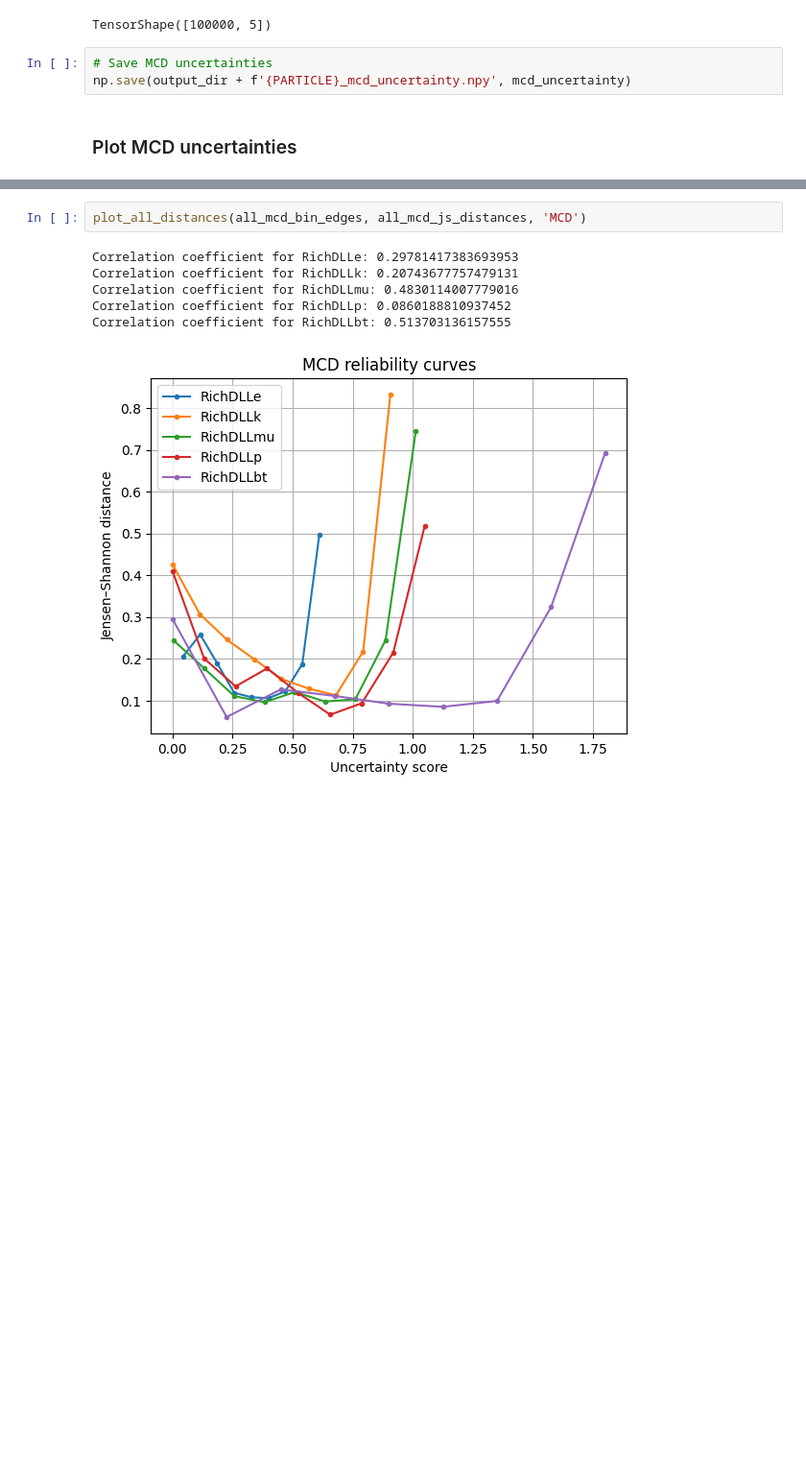
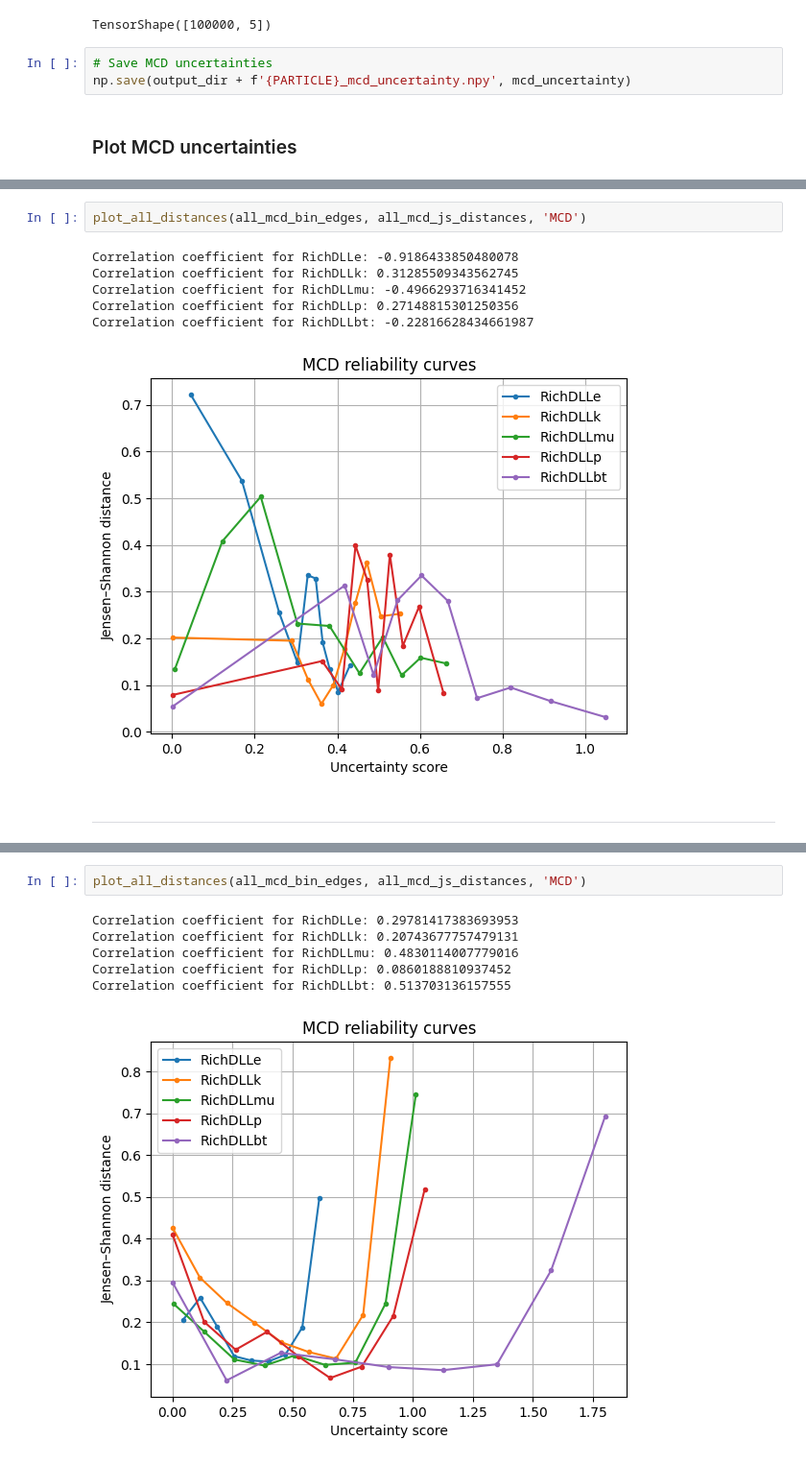
Before and after one commit to evillag/uncertainty_gan, a Jupyter notebook: TestBench.ipynb, the cells around one changed output, grey strips where cells are left out. Shown at 96% size. Cells and saved outputs as stored; diff of their text form; blank space fills up the shorter version.

```diff
--- a/TestBench.ipynb
+++ b/TestBench.ipynb
@@ -333,3 +440,14 @@ np.save(output_dir + f'{PARTICLE}_mcd_uncertainty.npy', mcd_uncertainty)
+# %%
+plot_all_distances(all_mcd_bin_edges, all_mcd_js_distances, 'MCD')
+# %% [output]
+Correlation coefficient for RichDLLe: -0.9186433850480078
+Correlation coefficient for RichDLLk: 0.31285509343562745
+Correlation coefficient for RichDLLmu: -0.4966293716341452
+Correlation coefficient for RichDLLp: 0.27148815301250356
+Correlation coefficient for RichDLLbt: -0.22816628434661987
+[figure, added]
+# %% [markdown]
+-----------------------------------
 # %%
 all_mcd_bin_edges, all_mcd_js_distances = [], []
 
```
Also changed, not shown: parts of 12 cells of this notebook.
